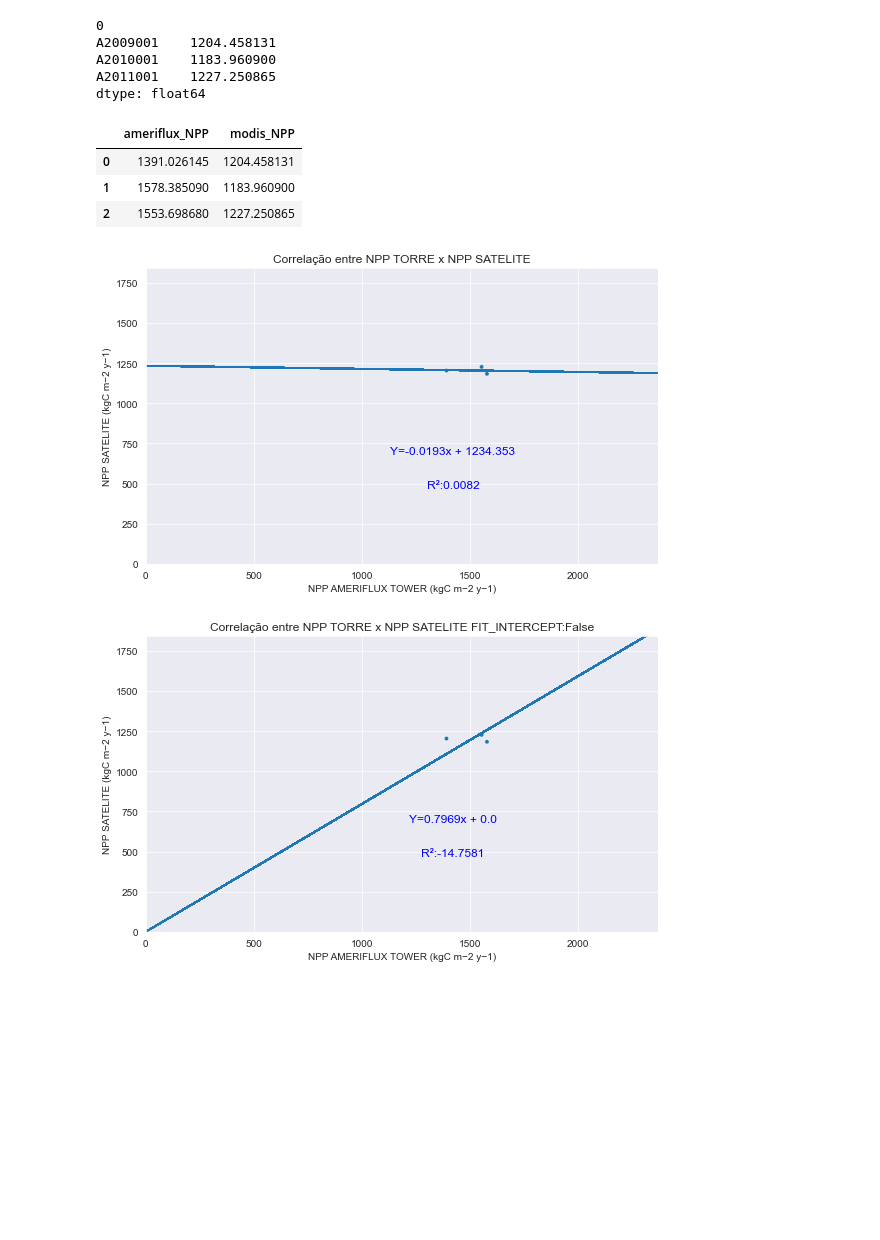
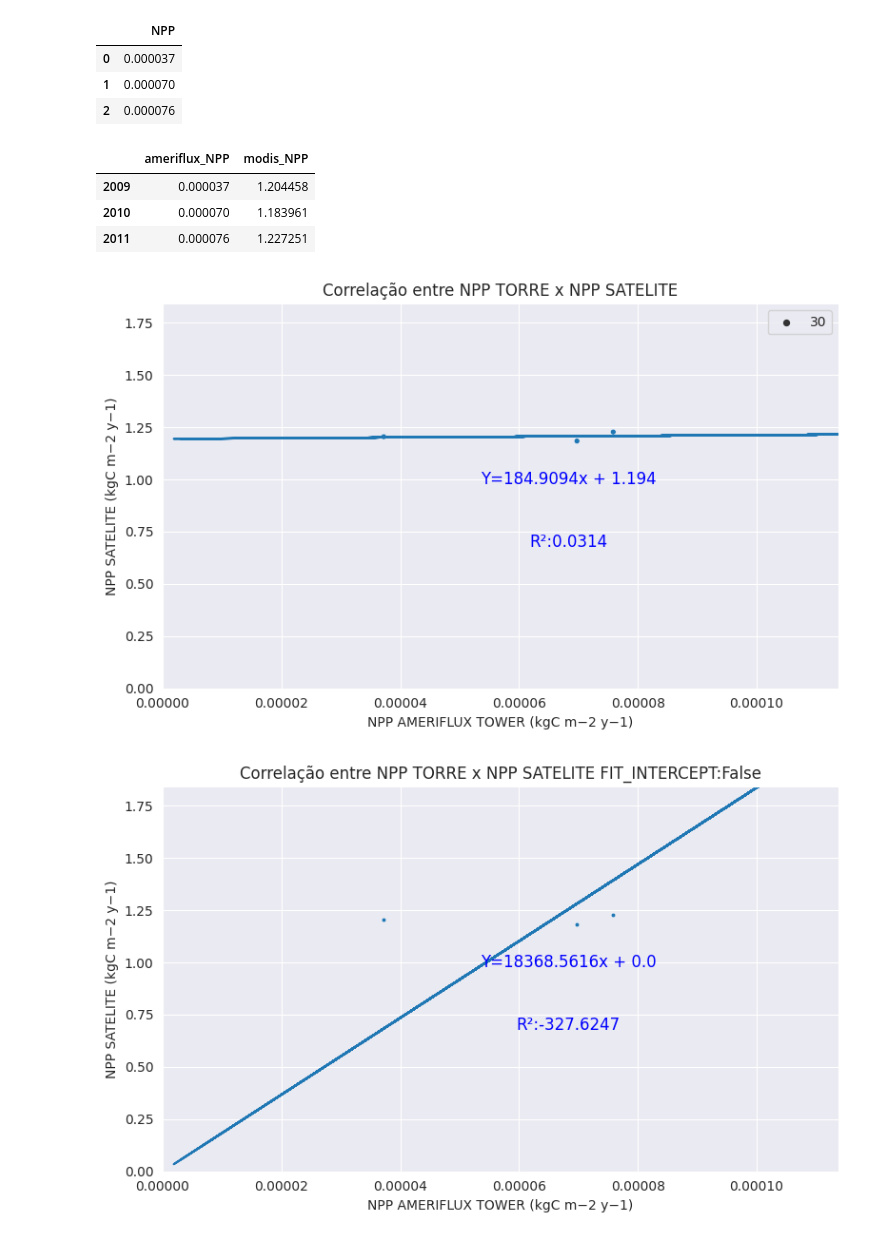
Before and after one commit to albert-santos/remote-sensing, a Jupyter notebook: Jean/Ameriflux+modis/Santarem/Comparacao_Santarem_Modis.ipynb, the cells around one changed output. Drawn from its saved outputs; the diff is of its cells as text; code cells hidden in the pictures; blank space fills up the shorter version.

```diff
--- a/Jean/Ameriflux+modis/Santarem/Comparacao_Santarem_Modis.ipynb
+++ b/Jean/Ameriflux+modis/Santarem/Comparacao_Santarem_Modis.ipynb
@@ -42,19 +42,19 @@ def reg_graph (x, y, data,sct_size=None,s=10,title='', legend_visibility=True, l
 
         if (data[x].min() < 0) and (abs(data[x].min()) > data[y].max()): # Para valores data[x] negativos
 
-            x_reg_line = rng.uniform(data[x].min() * 2 , 0, size=1000) # gerando valores entre os valores do scatterplot para criar a reta, partindo do 0
+            x_reg_line = rng.uniform(data[x].min() * 2 , 0.0, size=1000000) # gerando valores entre os valores do scatterplot para criar a reta, partindo do 0
 
         elif (data[y].min() < 0) and (abs(data[y].min()) > data[x].max()): # Para valores data[y] negativos
 
-            x_reg_line = rng.uniform(data[y].min() * 2 , 0, size=1000) # gerando valores entre os valores do scatterplot para criar a reta, partindo do 0
+            x_reg_line = rng.uniform(data[y].min() * 2 , 0.0, size=1000000) # gerando valores entre os valores do scatterplot para criar a reta, partindo do 0
 
         elif (data[x].max() > data[y].max()):
 
-            x_reg_line = rng.uniform(0, data[x].max() * 2, size=1000)
+            x_reg_line = rng.uniform(0.0, data[x].max() * 2, size=1000000)
 
         else:
 
-            x_reg_line = rng.uniform(0, data[y].max() * 2, size=1000)
+            x_reg_line = rng.uniform(0.0, data[y].max() * 2, size=1000000)
 
         y_reg_line = x_reg_line * fitted_reg.coef_ + fitted_reg.intercept_[0] # função y=ax + b para representar a reta criada
 
@@ -120,54 +120,70 @@ ameriflux_npp
+# %%
+ameriflux['NPP'] = ameriflux['GPP_uStar_f'] - ameriflux['Reco_uStar']
+
+#Os valores estão pequenos demais,
+# achei no README do ameriflux um link para a documentação do pipeline de processamento que eles usam para fazer os fullset
+# https://fluxnet.org/data/fluxnet2015-dataset/data-processing/
+# https://github.com/fluxnet/ONEFlux
+
+# Infelizmente, eles não especificam o cálculo usado para criar cada variável, além do código estar majoritariamente em C
+# Mesmo no Paper de referência: https://www.nature.com/articles/s41597-020-0534-3
+
+def uMolCo2_S_to_gC_Y(npp):
+    npp['NPP'] = npp['NPP'].apply(lambda x: x/(10**6)) # umolCO2 m-2 s-1 / 10 ** 6 = molCO2 m-2 s-1
+    npp['NPP'] *= 12 # molCO2 m-2 s-1  * gC/mol = gC m-2 s-1
+    npp['NPP'] = npp['NPP']/(10**3) # gC m-2 s-1 / 10**3 = kgC m-2 s-1
+    output_npp = npp.groupby(by='Year')['NPP'].sum() # kgC m-2 y-1
+    output_npp = output_npp.reset_index().drop('Year',axis=1)
+    return output_npp
+
+
+npp_dataframe = uMolCo2_S_to_gC_Y(ameriflux)
+npp_dataframe
+# %% [output]
+|  | NPP |
+| 0 | 0.000037 |
+| 1 | 0.000070 |
+| 2 | 0.000076 |
 # %%
 # profile = ProfileReport(ameriflux, tsmode=True,sortby="Year",title='Profile Report Ameriflux')
 # profile.to_file("your_report.html")
 # %%
-modis_data = modis.loc[modis[2].isin(['A2009001','A2010001','A2011001'])].copy() # Dados de NPP nos anos de 2009, 2010 e 2011
 
+def modis_npp(modis_data):
+    modis_data = modis_data.loc[modis[2].isin(['A2009001','A2010001','A2011001'])].copy() # Dados de NPP nos anos de 2009, 2010 e 2011
+    modis_data = modis_data.drop([0,1,3,4],axis=1).reset_index().drop('index',axis=1) # Retirando colunas com informações não relevantes e restabelecendo o dataframe a partir de um index 0 nas 2 linhas
+    modis_data.columns = range(len(modis_data.columns.to_list())) # Reiniciando o index a partir do 0 para as colunas
+    modis_data.set_index(0,inplace=True) # Colocando o "Acquisition Date [ A (YYYYDDD) ]"  como index para legibilidade do dataframe
+    modis_npp_mean = modis_data.mean(axis=1) # Média de NPP nesses anos
+    return modis_npp_mean
 
-modis_data = modis_data.drop([0,1,3,4],axis=1).reset_index().drop('index',axis=1) # Retirando colunas com informações não relevantes e restabelecendo o dataframe a partir de um index 0 nas 2 linhas
-
-
-modis_data.columns = range(len(modis_data.columns.to_list())) # Reiniciando o index a partir do 0 para as colunas
-
-
-modis_data.set_index(0,inplace=True) # Colocando o "Acquisition Date [ A (YYYYDDD) ]"  como index para legibilidade do dataframe
-
-modis_npp_mean = modis_data.mean(axis=1) # Média de NPP nesses anos
-
-modis_npp_mean = modis_npp_mean.apply(lambda x:x/10)
-modis_npp_mean
+modis_npp_mean = modis_npp(modis)
-# %% [output]
-0
-A2009001    1204.458131
-A2010001    1183.960900
-A2011001    1227.250865
-dtype: float64
 # %%
 npp_dataframe = {
-    'ameriflux_NPP':ameriflux_npp.values.reshape(1,-1)[0],
+    'ameriflux_NPP':npp_dataframe.values.reshape(1,-1)[0],
     'modis_NPP':modis_npp_mean.values
 }
-npp_dataframe = pd.DataFrame(npp_dataframe)
+npp_dataframe = pd.DataFrame(npp_dataframe,index=['2009','2010','2011'])
 npp_dataframe
 # os valores de npp do modis não estão "escalados",
 # apesar do cálculo de npp da torre estar correto, ele difere dos de satélite quando este está escalado e no mesmo formato do mapa
 # %% [output]
 |  | ameriflux_NPP | modis_NPP |
-| 0 | 1391.026145 | 1204.458131 |
-| 1 | 1578.385090 | 1183.960900 |
-| 2 | 1553.698680 | 1227.250865 |
+| 2009 | 0.000037 | 1.204458 |
+| 2010 | 0.000070 | 1.183961 |
+| 2011 | 0.000076 | 1.227251 |
 # %%
 #(x, y, data,sct_size=10, title='', legend_visibility=True, legend_title=None, xlabel='', ylabel='', fit_intercept=True, ativar_grafico_yx=False,reg_from_start=False, offset_txt_x=0.15,offset_txt_y=2.25)
 eixo_x = 'ameriflux_NPP'
 eixo_y = 'modis_NPP'
 data = npp_dataframe
 xlabel = "NPP AMERIFLUX TOWER (kgC m−2 y−1)"
 ylabel = "NPP SATELITE (kgC m−2 y−1)"
 title = "Correlação entre NPP TORRE x NPP SATELITE"
 
-reg_graph(eixo_x,eixo_y,sct_size=30,data=data,xlabel=xlabel,ylabel=ylabel,title=title,legend_visibility=False,reg_from_start=True,offset_txt_x=0.1,offset_txt_y=700)
+reg_graph(eixo_x,eixo_y,sct_size=30,data=data,xlabel=xlabel,ylabel=ylabel,title=title,legend_visibility=False,reg_from_start=True,offset_txt_x=0.1,offset_txt_y=1)
 
-reg_graph(eixo_x,eixo_y,data=data,xlabel=xlabel,ylabel=ylabel,title=title + ' FIT_INTERCEPT:False',fit_intercept=False,reg_from_start=True,legend_visibility=False,offset_txt_x=0.1,offset_txt_y=700)
+reg_graph(eixo_x,eixo_y,data=data,xlabel=xlabel,ylabel=ylabel,title=title + ' FIT_INTERCEPT:False',fit_intercept=False,reg_from_start=True,legend_visibility=False,offset_txt_x=0.1,offset_txt_y=1)
 # %% [output]
-[figure, old version]
+[figure, new version]
-[figure, old version]
+[figure, new version]
```
Also changed, not shown: parts of 4 cells of this notebook, 2 other files.
